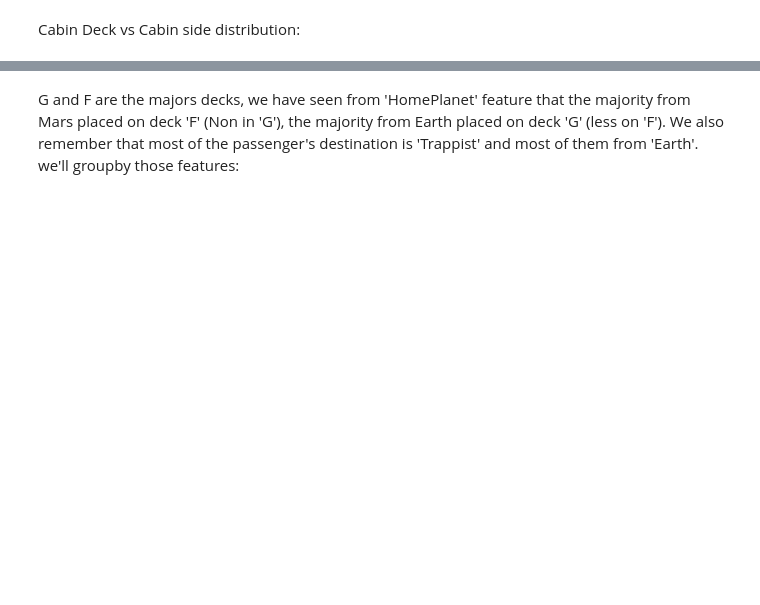
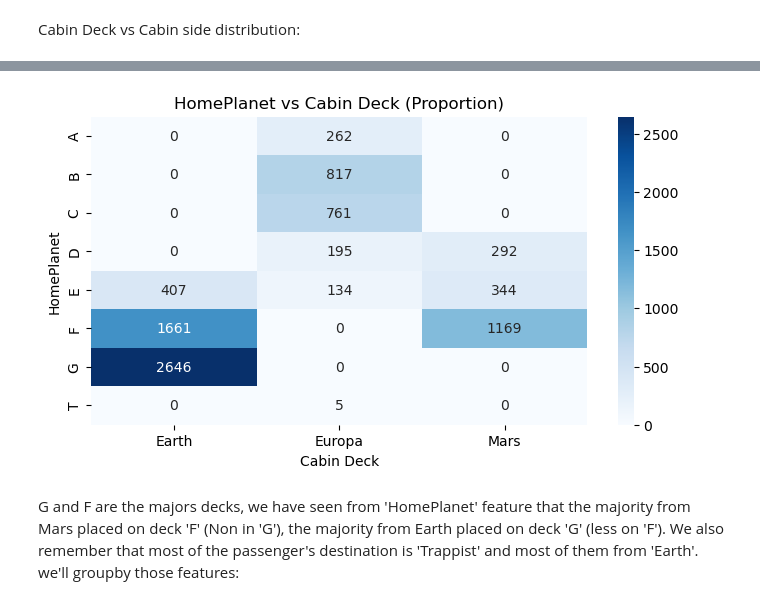
Before and after one commit to YarinArava/SpaceShipTitanic_FinalProject, a Jupyter notebook: Spaceship_Titanic_edited_2.ipynb, the cells around one changed output, grey strips where cells are left out. Drawn from its saved outputs; the diff is of its cells as text; code cells hidden in the pictures; blank space fills up the shorter version.

```diff
--- a/Spaceship_Titanic_edited_2.ipynb
+++ b/Spaceship_Titanic_edited_2.ipynb
@@ -1024,3 +1049,17 @@ plt.show()
+# %%
+ct = pd.crosstab(
+    df['Cabin_deck'],
+    df['HomePlanet']
+)
+
+plt.figure(figsize=(8,4))
+sns.heatmap(ct, annot=True, fmt='d', cmap='Blues')
+plt.title('HomePlanet vs Cabin Deck (Proportion)')
+plt.xlabel('Cabin Deck')
+plt.ylabel('HomePlanet')
+plt.show()
+# %% [output]
+[figure, added]
 # %% [markdown]
 G and F are the majors decks, we have seen from 'HomePlanet' feature that the majority from Mars placed on deck 'F' (Non in 'G'), the majority from Earth placed on deck 'G' (less on 'F'). We also remember that most of the passenger's destination is 'Trappist' and most of them from 'Earth'.
 we'll groupby those features:
```
Also changed, not shown: parts of 9 cells of this notebook.
